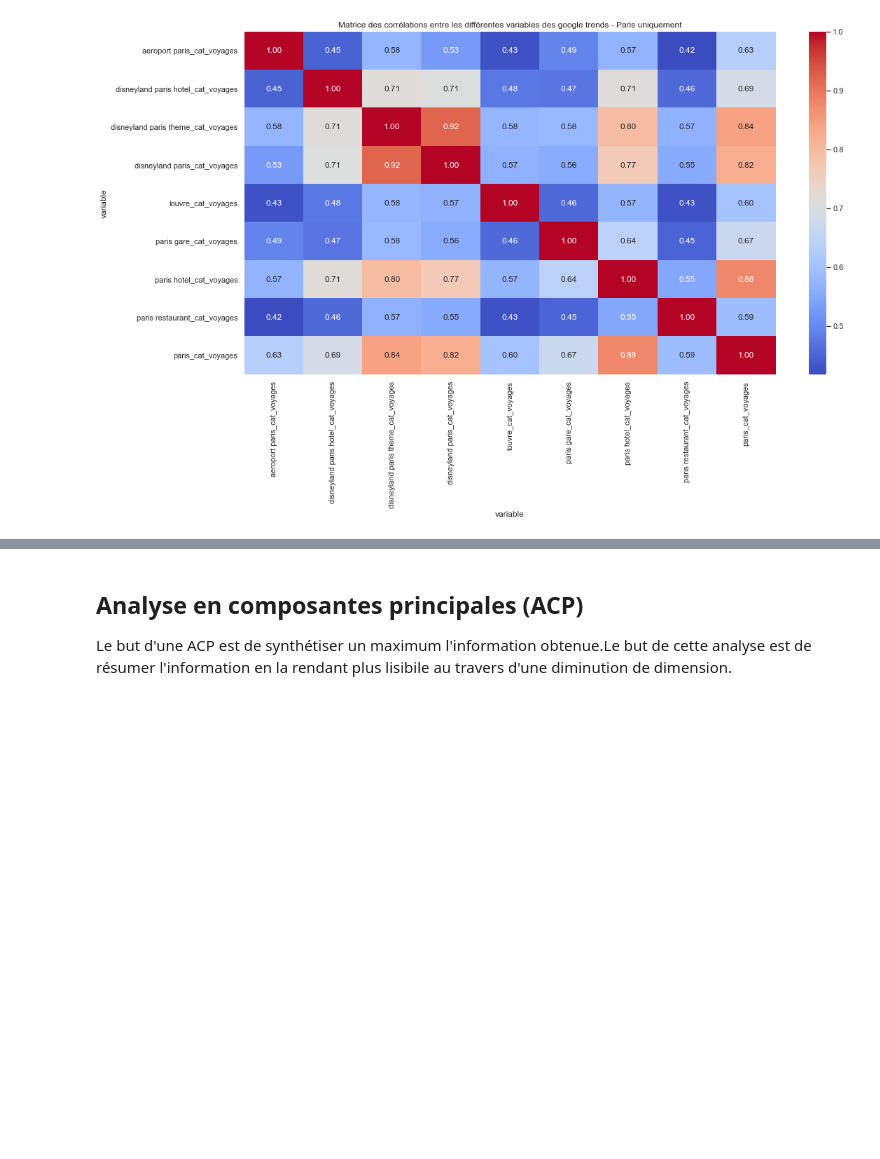
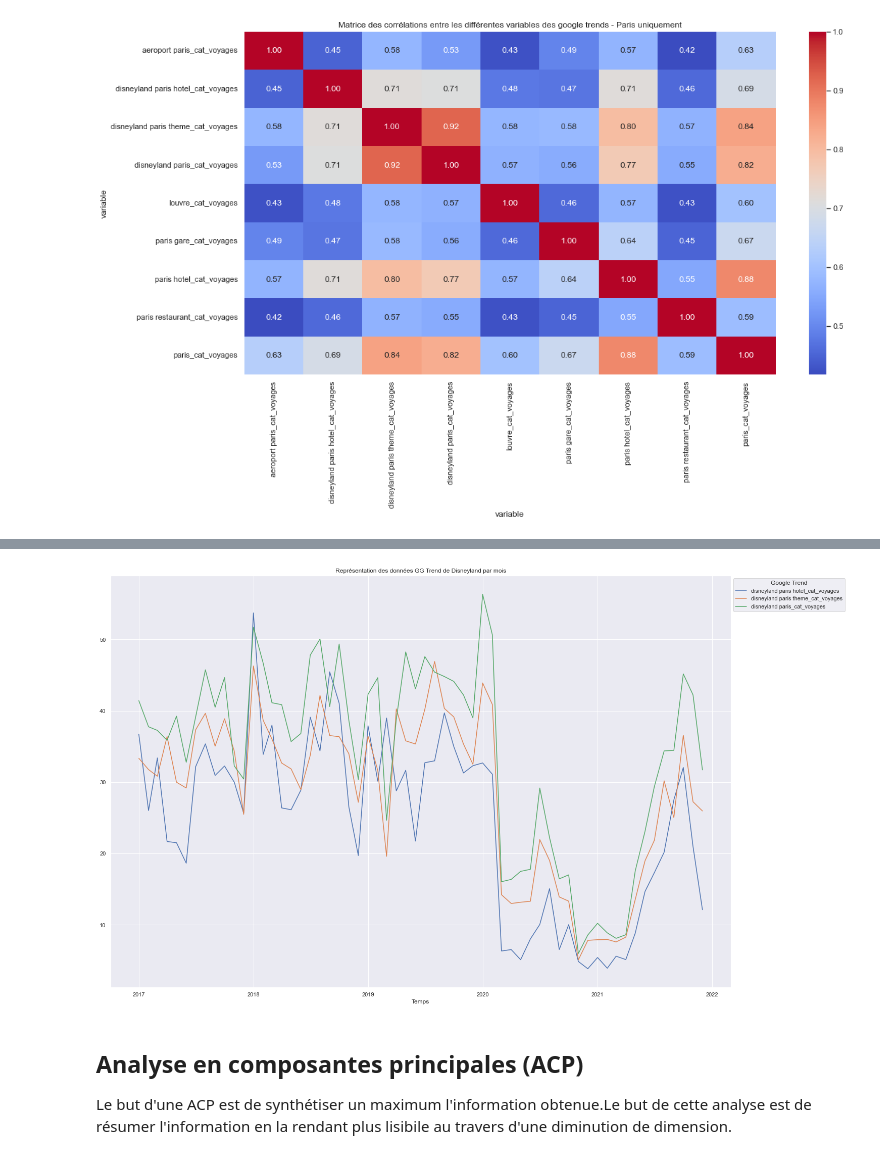
Before and after one commit to julienowack/stat_app, a Jupyter notebook: google_trend.ipynb, the cells around one changed output, grey strips where cells are left out. Saved outputs shown, nothing was run; the diff lists cells and outputs as text; code cells hidden in the pictures; blank space fills up the shorter version.

```diff
--- a/google_trend.ipynb
+++ b/google_trend.ipynb
@@ -71,3 +201,22 @@ Text(0.5, 1.0, 'Matrice des corrélations entre les différentes variables des g
+# %%
+x = df_gt_paris2["Year-Month"]
+y2 = df_gt_paris2["disneyland paris hotel_cat_voyages"]
+y3 = df_gt_paris2["disneyland paris theme_cat_voyages"]
+y4 = df_gt_paris2["disneyland paris_cat_voyages"]
+
+fig = plt.figure(1, figsize=(22, 15))
+plt.plot(x, y2, label="disneyland paris hotel_cat_voyages")
+plt.plot(x, y3, label="disneyland paris theme_cat_voyages")
+plt.plot(x, y4, label="disneyland paris_cat_voyages")
+
+
+plt.legend(title="Google Trend", loc = 2, bbox_to_anchor = (1,1))
+plt.title("Représentation des données GG Trend de Disneyland par mois")
+plt.xlabel('Temps')
+
+plt.show()
+# %% [output]
+[figure, added]
 # %% [markdown]
 ## Analyse en composantes principales (ACP)
 Le but d'une ACP est de synthétiser un maximum l'information obtenue.Le but de cette analyse est de résumer l'information en la rendant plus lisibile au travers d'une diminution de dimension.
```
Also changed, not shown: parts of 15 cells of this notebook.
